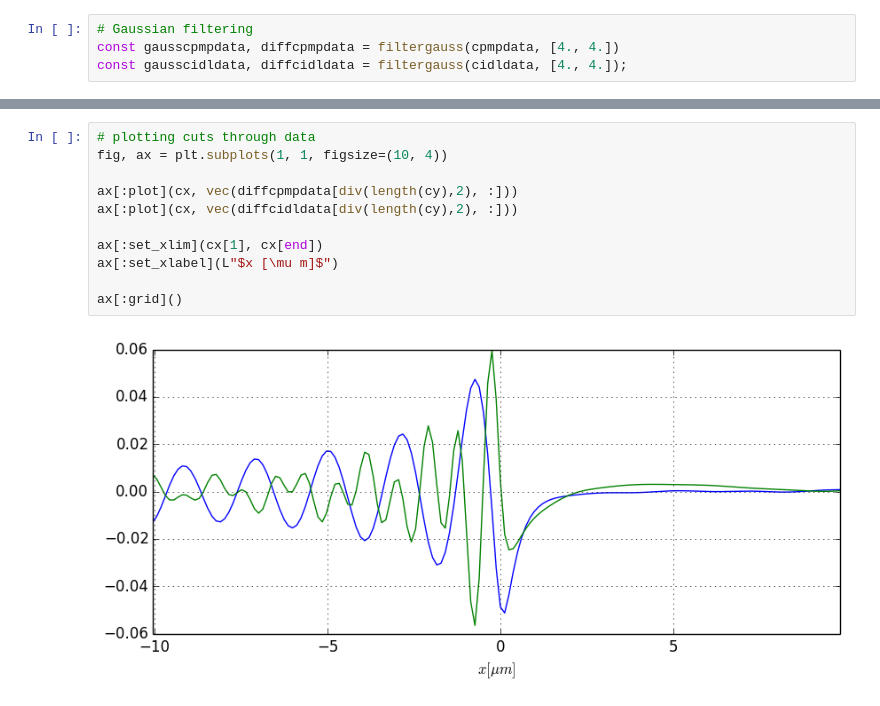
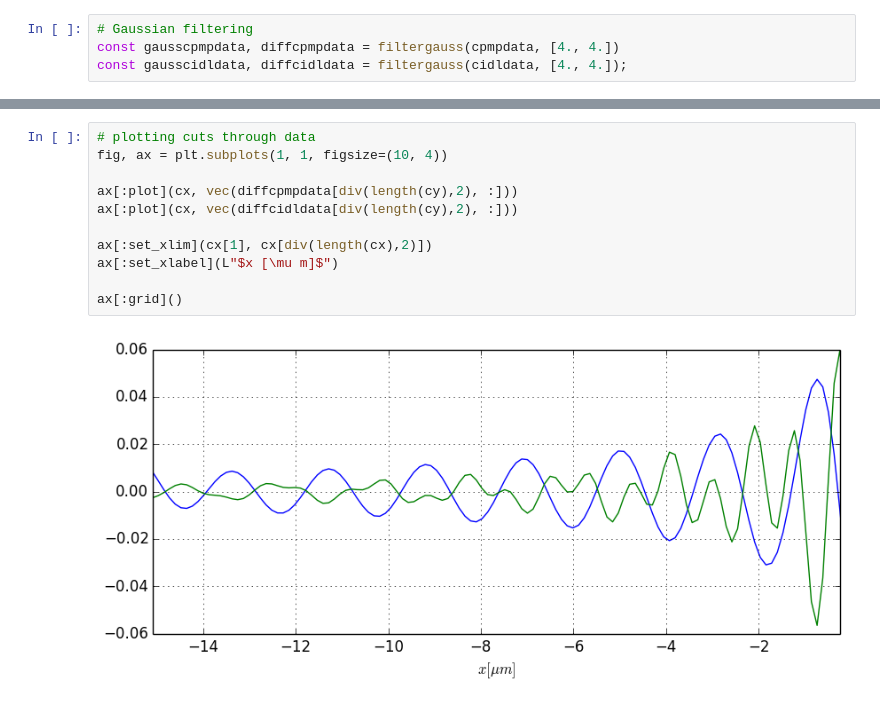
Before and after one commit to berceanu/notebooks, a Jupyter notebook: julia/april/extract_linresp_waves.ipynb, the cells around one changed output, grey strips where cells are left out. Drawn from its saved outputs; the diff is of its cells as text.

```diff
--- a/julia/april/extract_linresp_waves.ipynb
+++ b/julia/april/extract_linresp_waves.ipynb
@@ -97,13 +98,13 @@ end
 # %%
 # plotting cuts through data
 fig, ax = plt.subplots(1, 1, figsize=(10, 4))
 
 ax[:plot](cx, vec(diffcpmpdata[div(length(cy),2), :]))
 ax[:plot](cx, vec(diffcidldata[div(length(cy),2), :]))
 
-ax[:set_xlim](cx[1], cx[end])
+ax[:set_xlim](cx[1], cx[div(length(cx),2)])
 ax[:set_xlabel](L"$x [\mu m]$")
 
 ax[:grid]()
 # %% [output]
-[figure, old version]
+[figure, new version]
```
Also changed, not shown: parts of 3 cells of this notebook, 2 other files.
